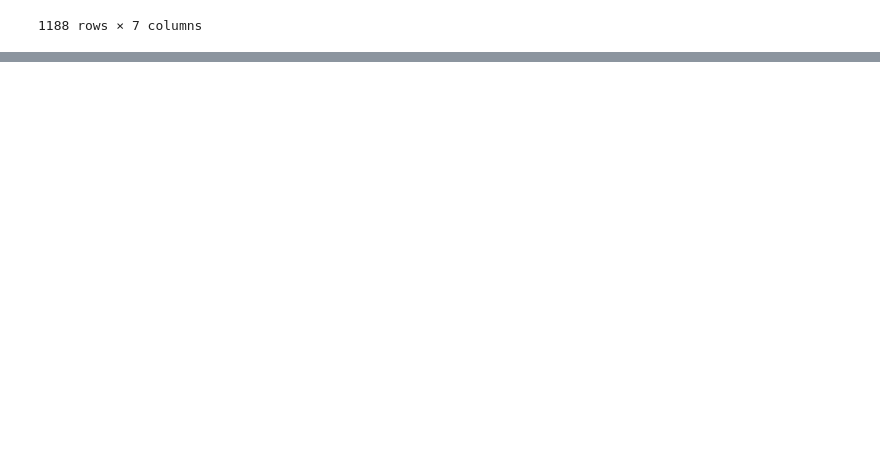
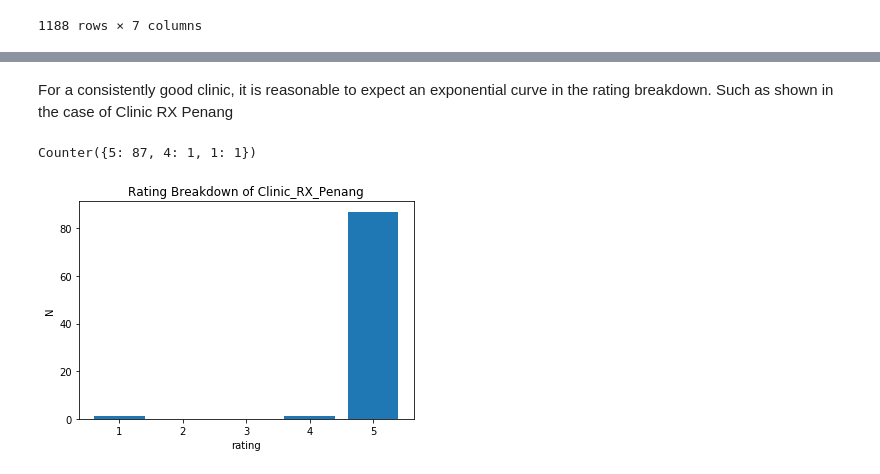
Before and after one commit to calvinyusno2359/WebScraping, a Jupyter notebook: report.ipynb, the cells around one changed output, grey strips where cells are left out. Drawn from its saved outputs; the diff is of its cells as text; code cells hidden in the pictures; blank space fills up the shorter version.

```diff
--- a/report.ipynb
+++ b/report.ipynb
@@ -153,0 +228,13 @@ all_data
+# %% [markdown]
+For a consistently good clinic, it is reasonable to expect an exponential curve in the rating breakdown. Such as shown in the case of Clinic RX Penang
+# %%
+selected_clinic = all_data['clinicName'] == 'Clinic_RX_Penang'
+selected_data = all_data[selected_clinic]
+
+ratings = Counter(list(selected_data['starRatings']))
+print(ratings)
+
+plot_rating_breakdown(ratings, 'Rating Breakdown of Clinic_RX_Penang')
+# %% [output]
+Counter({5: 87, 4: 1, 1: 1})
+[figure, added]
```
Also changed, not shown: parts of 20 cells of this notebook.
